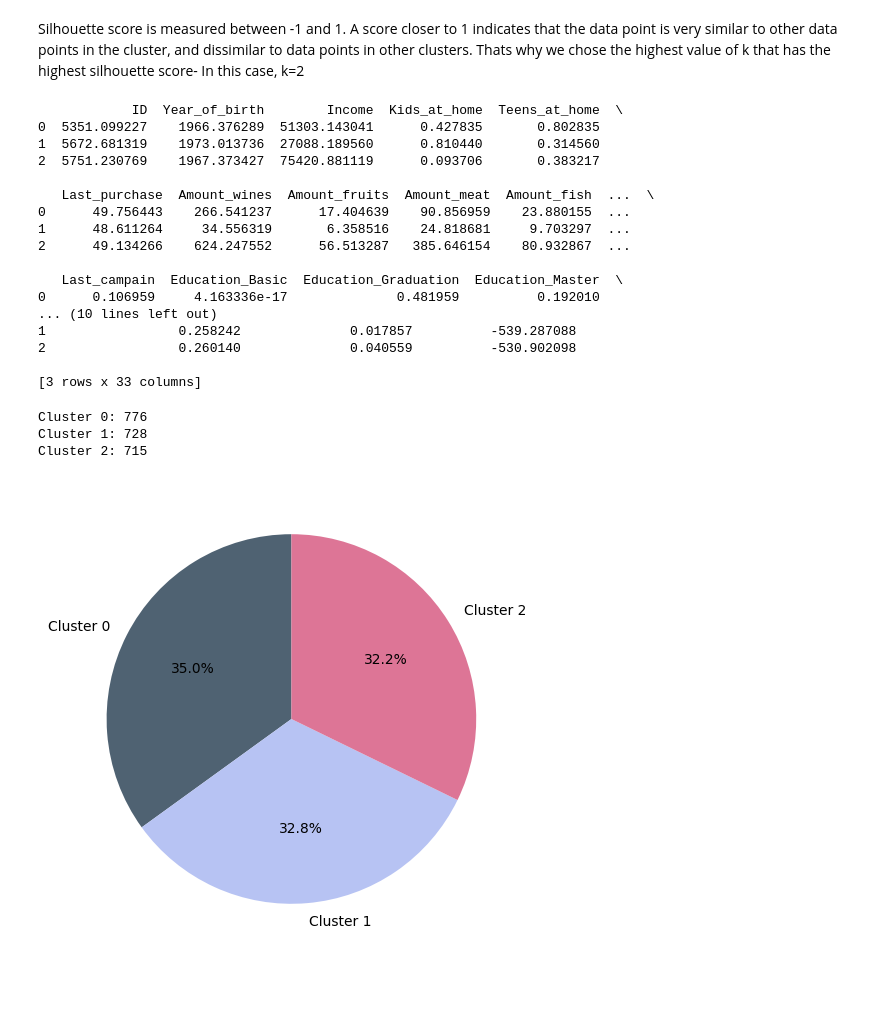
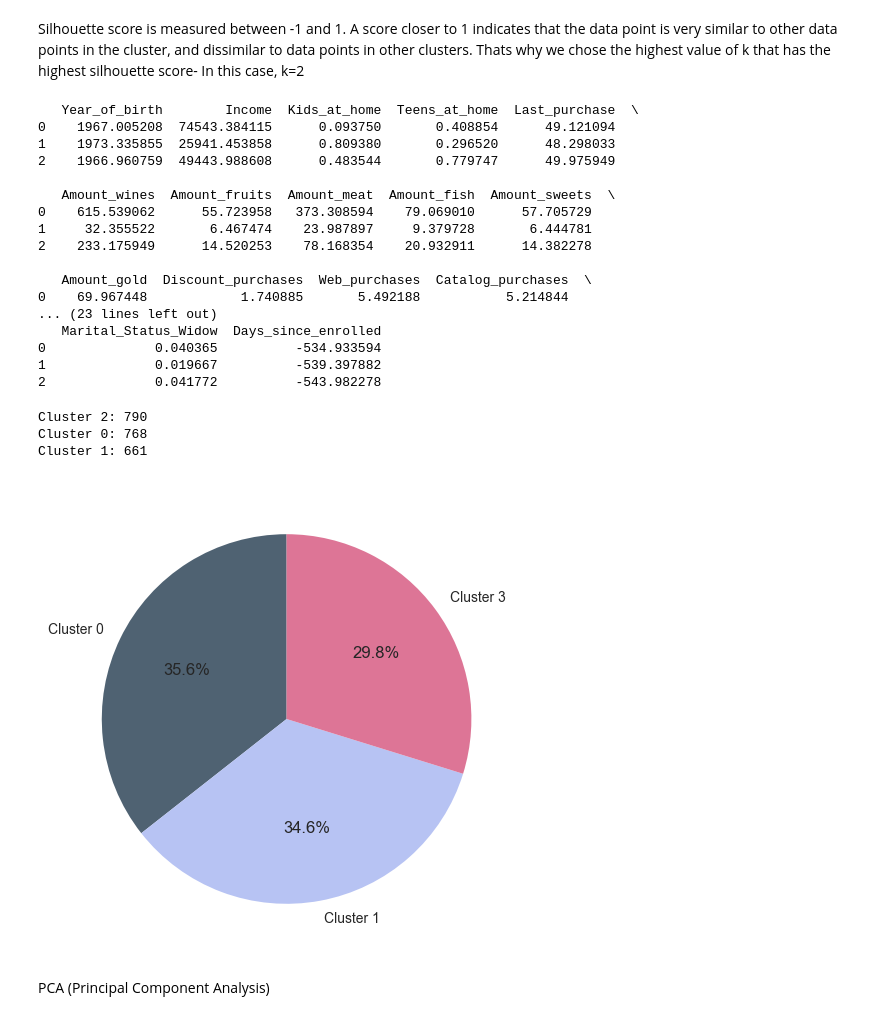
Before and after one commit to dalimvc/DS-Mini-project, a Jupyter notebook: miniProjectAssignmentDaliborMirkovic.ipynb, the cells around one changed output. Saved outputs shown, nothing was run; the diff lists cells and outputs as text; code cells hidden in the pictures; blank space fills up the shorter version.

Commit message:
fixing k-means plots

```diff
--- a/miniProjectAssignmentDaliborMirkovic.ipynb
+++ b/miniProjectAssignmentDaliborMirkovic.ipynb
@@ -497,20 +501,3 @@ df_encoded['Days_since_enrolled'] = df['Days_since_enrolled']
 df_encoded.drop(['Enrollment_date'], axis=1, inplace=True)
 # %% [markdown]
 <h4>Elbow method</h4>
-# %%
-#wcss is a list that will hold the sum of squared distances of samples to their closest cluster center for different values of k
-wcss = []
-#range of k values
-K = range(1, 11)
-#iterating over the range of k values and fitting the k-means model for each value of k and calculating the wcss for each value of k and appending it to the wcss list
-for k in K:
-    km = KMeans(n_clusters=k, random_state=42)
-    km.fit(df_encoded)
-    wcss.append(km.inertia_)
-
-#plot the Elbow Curve
-plt.plot(K, wcss, 'bx-')
-plt.xlabel('Number of clusters')
-plt.ylabel('WCSS')
-plt.title('Elbow Method for Optimal k')
-plt.show()
@@ -518,0 +504,5 @@ plt.show()
+# %%
+#elbow_m will be used to find the optimal number of clusters for k-means
+Elbow_M = KElbowVisualizer(KMeans(), n_init = "auto")
+Elbow_M.fit(df_encoded)
+Elbow_M.show()
@@ -543,44 +536,48 @@ plt.show()
 # %% [markdown]
 <p>Silhouette score is measured between -1 and 1. A score closer to 1 indicates that the data point is very similar to other data points in the cluster, and dissimilar to data points in other clusters. Thats why we chose the highest value of k that has the highest silhouette score- In this case, k=2 </p>
 # %%
-#create the k-means model with 2 clusters
+df_encoded.drop("ID", axis=1, inplace=True)
+#create the k-means model with 3 clusters
 kmeans = KMeans(n_clusters=3, random_state=0)
 df['Cluster'] = kmeans.fit_predict(df_encoded) #fit the model and predict the clusters
 # %%
+pd.set_option('display.max_columns', None)
 #displaying cluster centers
 cluster_centers = pd.DataFrame(kmeans.cluster_centers_, columns=df_encoded.columns)
 print(cluster_centers)
 # %% [output]
-            ID  Year_of_birth        Income  Kids_at_home  Teens_at_home  \
-0  5351.099227    1966.376289  51303.143041      0.427835       0.802835
-1  5672.681319    1973.013736  27088.189560      0.810440       0.314560
-2  5751.230769    1967.373427  75420.881119      0.093706       0.383217
+   Year_of_birth        Income  Kids_at_home  Teens_at_home  Last_purchase  \
+0    1967.005208  74543.384115      0.093750       0.408854      49.121094
+1    1973.335855  25941.453858      0.809380       0.296520      48.298033
+2    1966.960759  49443.988608      0.483544       0.779747      49.975949
 
-   Last_purchase  Amount_wines  Amount_fruits  Amount_meat  Amount_fish  ...  \
-0      49.756443    266.541237      17.404639    90.856959    23.880155  ...
-1      48.611264     34.556319       6.358516    24.818681     9.703297  ...
-2      49.134266    624.247552      56.513287   385.646154    80.932867  ...
+   Amount_wines  Amount_fruits  Amount_meat  Amount_fish  Amount_sweets  \
+0    615.539062      55.723958   373.308594    79.069010      57.705729
+1     32.355522       6.467474    23.987897     9.379728       6.444781
+2    233.175949      14.520253    78.168354    20.932911      14.382278
 
-   Last_campain  Education_Basic  Education_Graduation  Education_Master  \
-0      0.106959     4.163336e-17              0.481959          0.192010
-... (10 lines left out)
-1                 0.258242              0.017857          -539.287088
-2                 0.260140              0.040559          -530.902098
-
-[3 rows x 33 columns]
+   Amount_gold  Discount_purchases  Web_purchases  Catalog_purchases  \
+0    69.967448            1.740885       5.492188           5.214844
+... (23 lines left out)
+   Marital_Status_Widow  Days_since_enrolled
+0              0.040365          -534.933594
+1              0.019667          -539.397882
+2              0.041772          -543.982278
 # %%
 #print number of customers in each cluster  and plot a pie chart
 for cluster, count in df['Cluster'].value_counts().items():
     print(f"Cluster {cluster}: {count}")
 
 plt.figure(figsize=(6, 6))
-plt.pie(df['Cluster'].value_counts(), labels=['Cluster 0', 'Cluster 1', 'Cluster 2'], autopct='%1.1f%%', startangle=90, colors=['#4F6272', '#B7C3F3', '#DD7596'])
+plt.pie(df['Cluster'].value_counts(), labels=['Cluster 0', 'Cluster 1', 'Cluster 3'], autopct='%1.1f%%', startangle=90, colors=['#4F6272', '#B7C3F3', '#DD7596'])
 plt.show()
 # %% [output]
-Cluster 0: 776
-Cluster 1: 728
-Cluster 2: 715
+Cluster 2: 790
+Cluster 0: 768
+Cluster 1: 661
-[figure, old version]
+[figure, new version]
+# %% [markdown]
+<p>PCA (Principal Component Analysis)</p>
 # %%
 #choosing the colors for the clusters
 my_colors = ['#4F6272', '#B7C3F3', '#DD7596']
```
Also changed, not shown: parts of 23 cells of this notebook.
